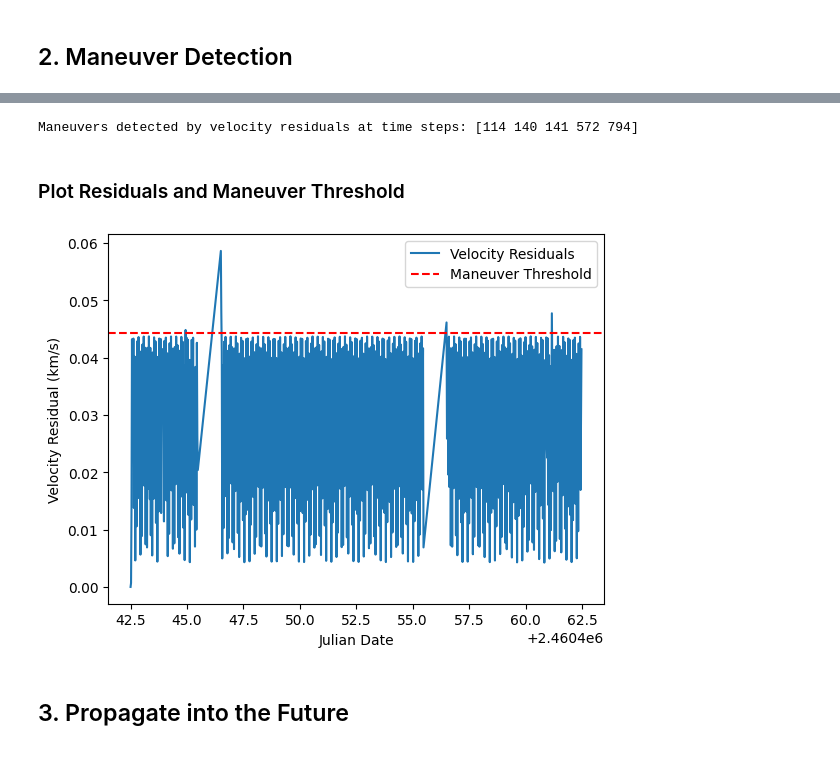
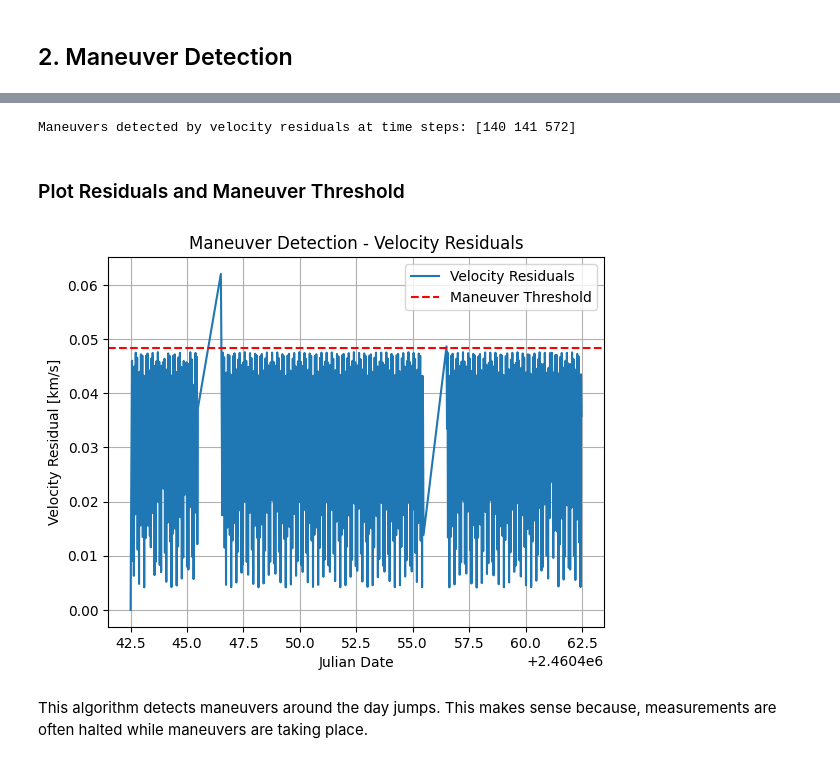
Before and after one commit to josephtule/perceptive-space-interview, a Jupyter notebook: main.ipynb, the cells around one changed output, grey strips where cells are left out. Saved outputs shown, nothing was run; the diff lists cells and outputs as text; code cells hidden in the pictures.

Commit message:
complete assignment, fixed spherical harmonics gravity (forgot to transform x into ecef first and corrected direction of rotation back to eci)

```diff
--- a/main.ipynb
+++ b/main.ipynb
@@ -117,6 +122,6 @@ R = np.diag([r1, r1, r1, r2, r2, r2])
 
 # Initialize state covariance matrix (P)
 # P_est = np.eye(6)
-p_var = 1
-v_var = 0.1
+p_var = r1
+v_var = r2
 P_est = np.diag([p_var, p_var, p_var, v_var, v_var, v_var])
@@ -130,8 +136,8 @@ dt_min = np.min(dt)
 
 
 # gravity parameters
-max_degree = 4
+max_degree = 6
 earth.read_egm('./astrotools/EGM2008_to360.txt', max_degree)
-# aerodynamic parameters
+# aerodynamic parameters (assumed shape and size)
 Cd = 2.2
 sarea = 10 / (1e3)**2 # surface area in km^2
@@ -166,7 +177,7 @@ for k in range(N-1):
     # State transition Jacobian F
     F = np.block([[np.zeros((3, 3)), np.eye(3)], [par2body, np.zeros((3, 3))]])
     STM = np.eye((6)) + F * dt[k]
-    STM = dt[k] * F
+    # STM = dt[k] * F
 
     # Covariance prediction
     P_pred = STM @ P_est @ STM.T + Q
@@ -242,18 +300,20 @@ for k in range(N):
 maneuver_indices_velocity = np.where(man_detect == True)[0]
 print("Maneuvers detected by velocity residuals at time steps:", maneuver_indices_velocity)
 # %% [output]
-Maneuvers detected by velocity residuals at time steps: [114 140 141 572 794]
+Maneuvers detected by velocity residuals at time steps: [140 141 572]
 # %% [markdown]
 ### Plot Residuals and Maneuver Threshold
 # %%
 plt.figure()
 plt.plot(JD, v_res, label="Velocity Residuals")
 plt.axhline(y=v_threshold, color='r', linestyle='--', label="Maneuver Threshold")
 plt.xlabel("Julian Date")
-plt.ylabel("Velocity Residual (km/s)")
+plt.ylabel("Velocity Residual [km/s]")
 plt.legend()
+plt.title("Maneuver Detection - Velocity Residuals")
+plt.grid()
 plt.show()
 # %% [output]
-[figure, old version]
+[figure, new version]
-# %% [markdown]
-## 3. Propagate into the Future
+# %% [markdown]
+This algorithm detects maneuvers around the day jumps. This makes sense because, measurements are often halted while maneuvers are taking place.
```
Also changed, not shown: parts of 21 cells of this notebook, 6 other files.
